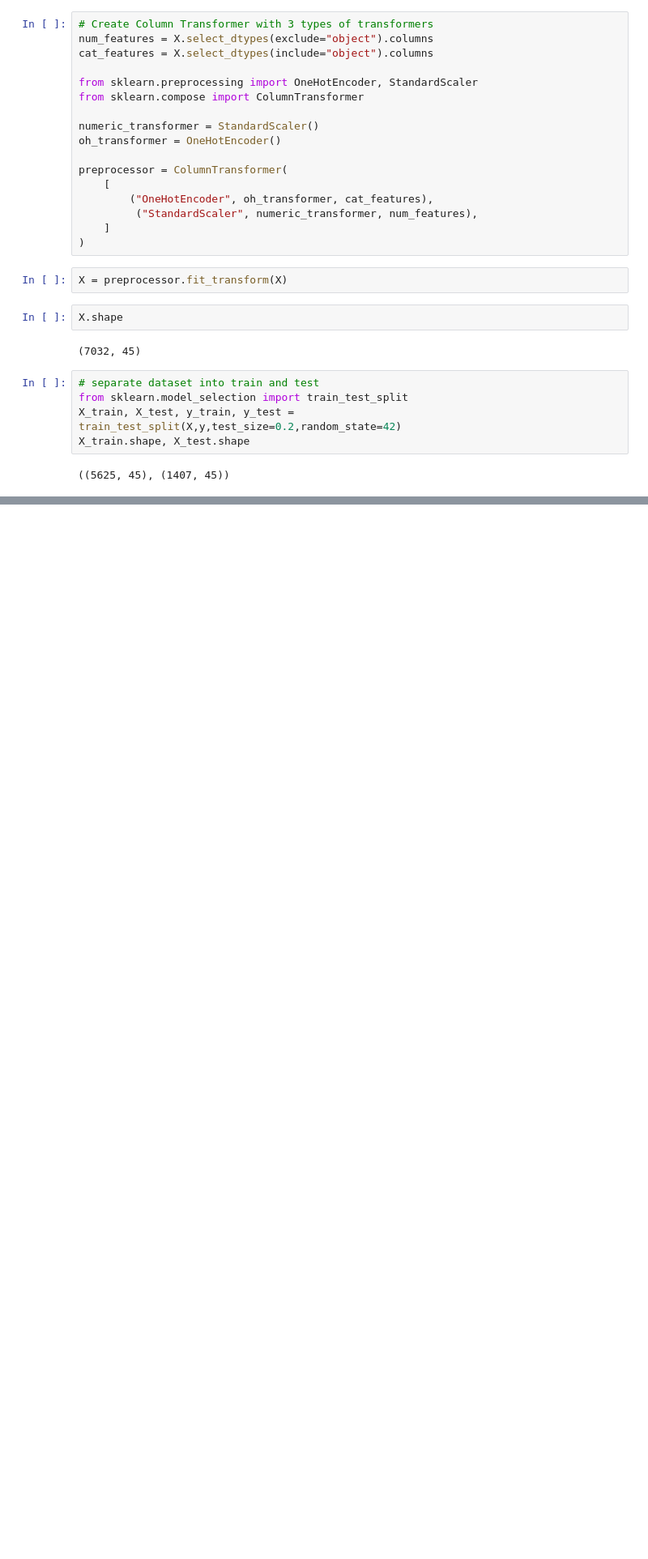
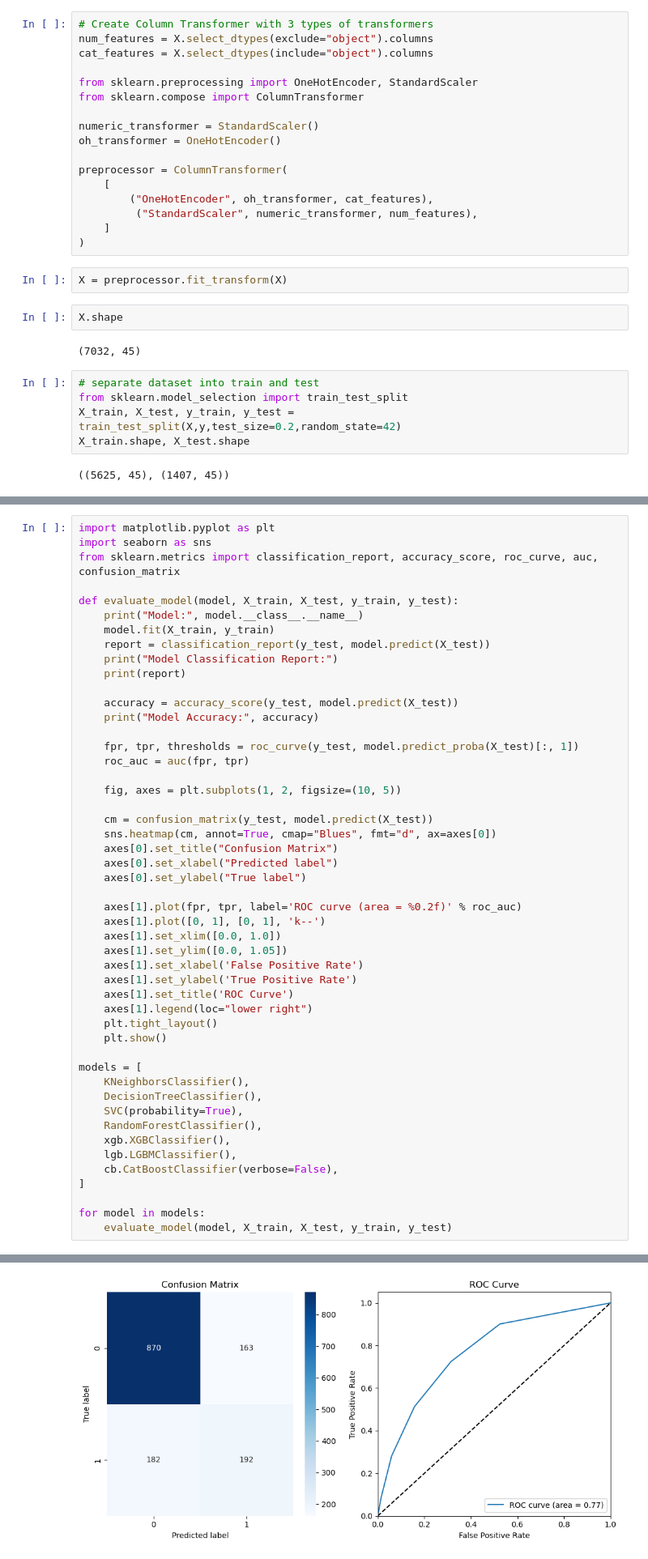
Before and after one commit to makina0928/Getting-started-with-ML, a Jupyter notebook: MODEL_TRAINING.ipynb, the cells around one changed output, grey strips where cells are left out. Shown: that part at 81% size. Cells and saved outputs as stored; diff of their text form; blank space fills up the shorter version.

Commit message:
machine learning training and testing models

```diff
--- a/MODEL_TRAINING.ipynb
+++ b/MODEL_TRAINING.ipynb
@@ -580,0 +194,50 @@ CatBoost Accuracy: 0.7867803837953091
+# %%
+import matplotlib.pyplot as plt
+import seaborn as sns
+from sklearn.metrics import classification_report, accuracy_score, roc_curve, auc, confusion_matrix
+
+def evaluate_model(model, X_train, X_test, y_train, y_test):
+    print("Model:", model.__class__.__name__)
+    model.fit(X_train, y_train)
+    report = classification_report(y_test, model.predict(X_test))
+    print("Model Classification Report:")
+    print(report)
+
+    accuracy = accuracy_score(y_test, model.predict(X_test))
+    print("Model Accuracy:", accuracy)
+
+    fpr, tpr, thresholds = roc_curve(y_test, model.predict_proba(X_test)[:, 1])
+    roc_auc = auc(fpr, tpr)
+
+    fig, axes = plt.subplots(1, 2, figsize=(10, 5))
+
+    cm = confusion_matrix(y_test, model.predict(X_test))
+    sns.heatmap(cm, annot=True, cmap="Blues", fmt="d", ax=axes[0])
+    axes[0].set_title("Confusion Matrix")
+    axes[0].set_xlabel("Predicted label")
+    axes[0].set_ylabel("True label")
+
+    axes[1].plot(fpr, tpr, label='ROC curve (area = %0.2f)' % roc_auc)
+    axes[1].plot([0, 1], [0, 1], 'k--')
+    axes[1].set_xlim([0.0, 1.0])
+    axes[1].set_ylim([0.0, 1.05])
+    axes[1].set_xlabel('False Positive Rate')
+    axes[1].set_ylabel('True Positive Rate')
+    axes[1].set_title('ROC Curve')
+    axes[1].legend(loc="lower right")
+    plt.tight_layout()
+    plt.show()
+
+models = [
+    KNeighborsClassifier(),
+    DecisionTreeClassifier(),
+    SVC(probability=True),
+    RandomForestClassifier(),
+    xgb.XGBClassifier(),
+    lgb.LGBMClassifier(),
+    cb.CatBoostClassifier(verbose=False),
+]
+
+for model in models:
+    evaluate_model(model, X_train, X_test, y_train, y_test)
+# %% [output]
@@ -580,0 +256 @@ CatBoost Accuracy: 0.7867803837953091
+[figure, added]
```
Also changed, not shown: parts of 13 cells of this notebook, 4 other files.
